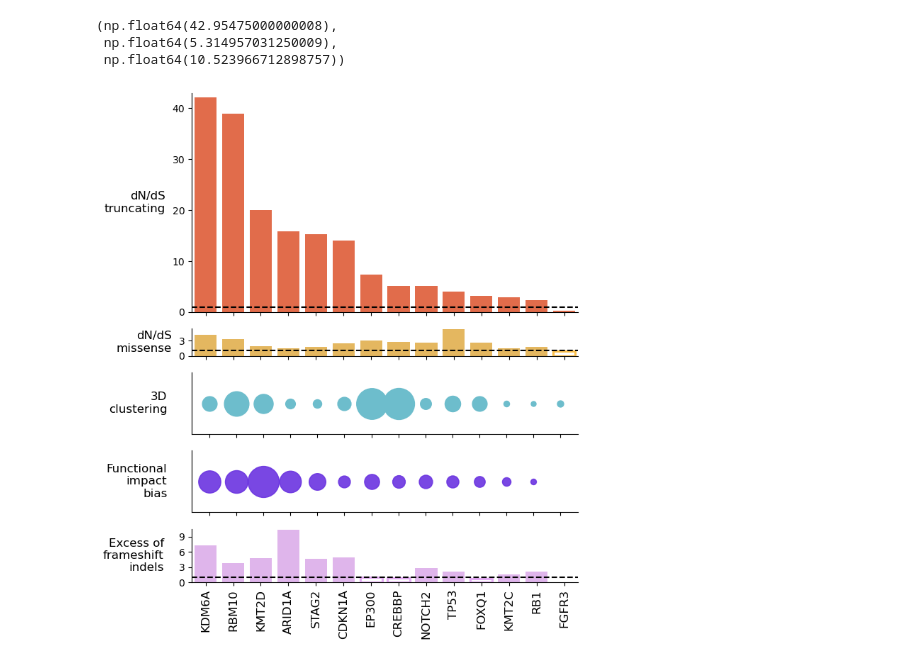
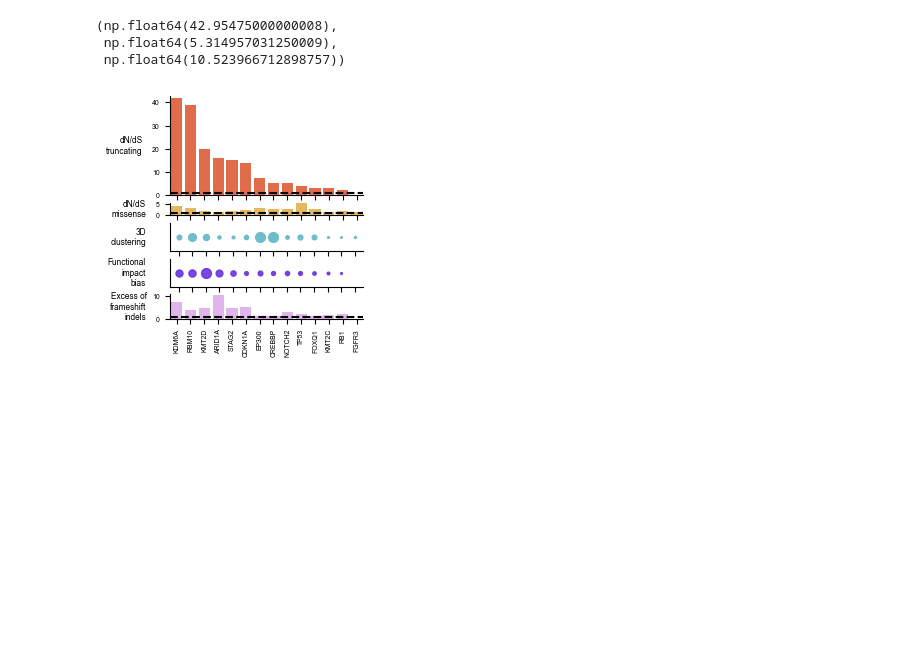
Before and after one commit to bbglab/normal_bladder_paper, a Jupyter notebook: extended/extended4/ExtendedFig4b_summarycohort.ipynb, the cells around one changed output. Saved outputs shown, nothing was run; the diff lists cells and outputs as text; code cells hidden in the pictures; blank space fills up the shorter version.

```diff
--- a/extended/extended4/ExtendedFig4b_summarycohort.ipynb
+++ b/extended/extended4/ExtendedFig4b_summarycohort.ipynb
@@ -4,8 +4,7 @@
 import pandas as pd
 import os, sys
 import matplotlib.pyplot as plt
-import matplotlib
-matplotlib.rcParams['pdf.fonttype']=42
+
 import seaborn as sns
 import numpy as np
 from scipy.stats import linregress,norm
@@ -249,7 +248,7 @@ dataframes = [#("frameshift", indels_panel_df),
 num_dfs = len(dataframes)
 
 # Create the figure and subplots
-fig, (ax1, ax2, ax4, ax0, ax3) = plt.subplots(5, 1, figsize=(7, 8), gridspec_kw={'height_ratios': [trunc_size, mis_size, 5, 5, indel_size]})
+fig, (ax1, ax2, ax4, ax0, ax3) = plt.subplots(5, 1, figsize=(2.5, 2.9), gridspec_kw={'height_ratios': [trunc_size, mis_size, 5, 5, indel_size]})
 
 
 # Separate data based on significance of p-value
@@ -287,11 +286,11 @@ for i, genee in enumerate(gene_order):
 
 
 ax1.set_xlabel('')
-ax1.set_ylabel('dN/dS\ntruncating', fontsize = 12, rotation = 0, labelpad=7, verticalalignment = 'center',
+ax1.set_ylabel('dN/dS\ntruncating', rotation = 0, labelpad=7, verticalalignment = 'center',
                horizontalalignment = 'right')
 # ax1.set_yticks([0,5,10,15, 20, 25, 30, 35])
-ax1.set_yticks([0,10,20,30,40,50])
-ax1.set_yticklabels([0,10,20,30,40,50])
+# ax1.set_yticks([0,10,20,30,40,50])
+# ax1.set_yticklabels([0,10,20,30,40,50])
 # ax1.set_yticklabels([0,5,10,15, 20, 25, 30, 35])
 ax1.set_xticklabels([])  # Hide x-axis labels on the middle plot
 ax1.axhline(1, color='black', linestyle='--')
@@ -337,10 +336,10 @@ for i, genee in enumerate(gene_order):
 
 # ax1.set_title('Bar plot of Indels_score (Dataframe 1)')
 ax2.set_xlabel('')
-ax2.set_ylabel('dN/dS\nmissense', fontsize = 12, rotation = 0, labelpad=7, verticalalignment = 'center',
+ax2.set_ylabel('dN/dS\nmissense', rotation = 0, labelpad=7, verticalalignment = 'center',
                horizontalalignment = 'right')
-ax2.set_yticks([0,3,6])
-ax2.set_yticklabels([0,3,6])
+# ax2.set_yticks([0,3,6])
+# ax2.set_yticklabels([0,3,6])
 ax2.set_ylim(0, max_mis), max_indels
 
 ax2.set_xticklabels([])  # Hide x-axis labels on the upper plot
@@ -362,7 +361,7 @@ for j, gene in enumerate(gene_order):
         pvalue = df.loc[df['GENE'] == gene, 'pvalue'].values[0]
         color = metrics_colors_dictionary[name_metric] if pvalue < pvalue_thres else 'none'
         edgecolor = metrics_colors_dictionary[name_metric]
-        size = value * 200  # Scale size for better visualization
+        size = value * 10  # Scale size for better visualization
         ax4.scatter(j, 0, s=size, color=color, edgecolors=edgecolor, alpha=1,)
         # ax3.text(j, i, f'{value_original:.2f}', ha='center', va='center', fontsize=8, color='black')
     except:
@@ -373,8 +372,9 @@ ax4.set_xticks(range(len(gene_order)))
 ax4.set_xticklabels([])  # Hide x-axis labels on the middle plot
 ax4.set_yticks([])
 ax4.set_yticklabels([])
-ax4.set_ylabel('3D\nclustering', fontsize = 12, rotation = 0, labelpad=25, verticalalignment = 'center',
-               horizontalalignment = 'right')
+ax4.set_ylabel('3D\nclustering', rotation = 0, labelpad=17,
+                verticalalignment = 'center',
+                horizontalalignment = 'right')
 ax4.set_ylim(-0.5, 0.5)
 # Remove top and right spines
 ax4.spines['top'].set_visible(False)
@@ -397,7 +397,7 @@ for j, gene in enumerate(gene_order):
         pvalue = df.loc[df['GENE'] == gene, 'pvalue'].values[0]
         color = metrics_colors_dictionary[name_metric] if pvalue < pvalue_thres else 'none'
         edgecolor = metrics_colors_dictionary[name_metric]
-        size = value * 200  # Scale size for better visualization
+        size = value * 10  # Scale size for better visualization
         ax0.scatter(j, 0, s=size, color=color, edgecolors=edgecolor, alpha=0.9)
         # ax3.text(j, i, f'{value_original:.2f}', ha='center', va='center', fontsize=8, color='black')
     except:
@@ -409,7 +409,8 @@ ax0.set_xticks(range(len(gene_order)))
 ax0.set_xticklabels([])
 ax0.set_yticks([])
 ax0.set_yticklabels([])
-ax0.set_ylabel('Functional\nimpact\nbias', fontsize = 12, rotation = 0, labelpad=25, verticalalignment = 'center',
+ax0.set_ylabel('Functional\nimpact\nbias', rotation = 0, labelpad=17,
+                    verticalalignment = 'center',
                horizontalalignment = 'right')
 ax0.set_ylim(-0.5, 0.5)
 # Remove top and right spines
@@ -430,39 +431,36 @@ sns.barplot(data=indels_panel_df_notsig, x='GENE', y='Indels_score',
             ax=ax3, alpha=1, #0.6,
             fill = False,
             legend = False,
             order = gene_order,
             color = metrics_colors_dictionary["frameshift"])
 
 
 # Plot the second bar plot in the middle subplot
 sns.barplot(data=indels_panel_df_sig, x='GENE', y='Indels_score',
             ax=ax3, alpha=1,
             legend = False,
             order = gene_order,
             color = metrics_colors_dictionary["frameshift"],
             edgecolor = None
            )
 
 ax3.set_xlabel('')
-ax3.set_ylabel('Excess of\nframeshift\nindels', fontsize = 12, rotation = 0, labelpad=15,
+ax3.set_ylabel('Excess of\nframeshift\nindels', rotation = 0, #labelpad=15,
                verticalalignment = 'center',
                horizontalalignment = 'right')
 ax3.set_xticks(range(len(gene_order)))
-ax3.set_xticklabels(gene_order, fontsize = 12, rotation=90)
-ax3.set_yticks([0,3,6,9])
-ax3.set_yticklabels([0,3,6,9])
+ax3.set_xticklabels(gene_order,  rotation=90)
+# ax3.set_yticks([0,3,6,9])
+# ax3.set_yticklabels([0,3,6,9])
 ax3.set_ylim(0, max_indels)
 ax3.axhline(1, color='black', linestyle='--')
 
 # Remove top and right spines
 ax3.spines['top'].set_visible(False)
 ax3.spines['right'].set_visible(False)
 
-
-plt.tight_layout()
-
-fig.savefig(f"{plots_dir}/ExtFig4b.{sampleee}.png", bbox_inches='tight', dpi = 300)
+fig.savefig(f"{plots_dir}/ExtFig4b.{sampleee}.pdf", bbox_inches='tight', dpi = 300)
 
 plt.show()
 # %% [output]
-[figure, old version]
+[figure, new version]
```
Also changed, not shown: 11 other files.
